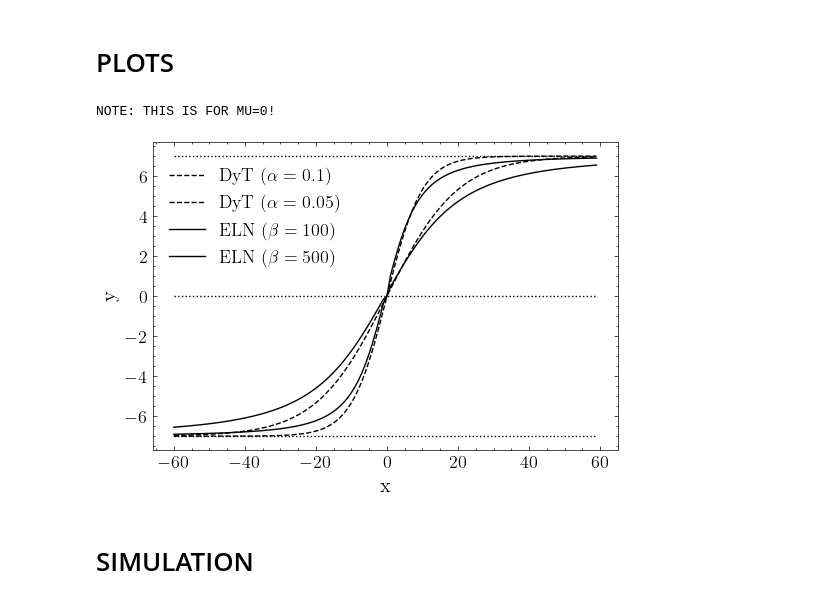
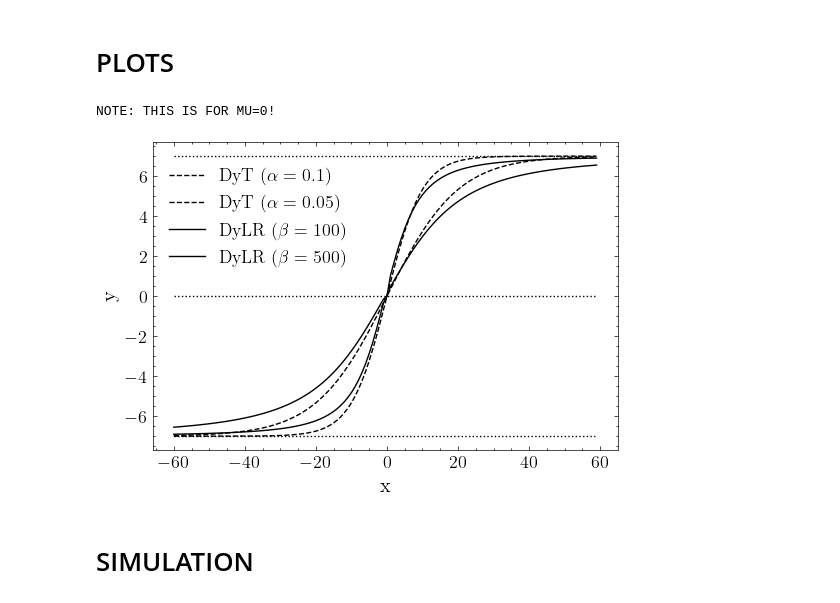
Before and after one commit to flxst/dynamic-activation-functions, a Jupyter notebook: experiments.ipynb, the cells around one changed output. Saved outputs shown, nothing was run; the diff lists cells and outputs as text; code cells hidden in the pictures.

Commit message:
improved plots

```diff
--- a/experiments.ipynb
+++ b/experiments.ipynb
@@ -57,7 +57,7 @@ def dyt(_x, Fshift: float, alpha: float):
     result = np.sqrt(Fshift) * np.tanh(argument)
     return result
 
-def eln(_x, Fshift: float, beta: float, mu=None):
+def dylr(_x, Fshift: float, beta: float, mu=None):
     mu_x = np.mean(_x) if mu is None else mu
     x_centralized = [elem - mu_x for elem in _x]
     nominator = np.array([elem**2 for elem in x_centralized])
@@ -69,9 +69,9 @@ def eln(_x, Fshift: float, beta: float, mu=None):
 # %%
 ALPHA = [0.1, 0.05]
 BETA = [100, 500]
-# COLOR_PLOTS = {'dyt': COLOR[-3], 'eln': COLOR[-2]}
-COLOR_PLOTS = {'dyt': 'k', 'eln': 'k'}
-LINESTYLE = {'dyt': '--', 'eln': '-'}
+COLOR_PLOTS = {'dyt': 'k', 'dylr': 'k'}
+LINESTYLE = {'dyt': '--', 'dylr': '-'}
+MARKERSTYLE = {'dyt': 'D', 'dylr': 's'}
 CHANNELS = 50
 
 XLIM = 60
@@ -91,46 +91,46 @@ for i, alpha in enumerate(ALPHA):
         color=COLOR_PLOTS['dyt'],
     )
 
-# eln
+# dylr
 for i, beta in enumerate(BETA):
     _ = ax[0].plot(
         x_values,
-        eln(x_values, Fshift=CHANNELS-1, beta=beta),
-        linestyle=LINESTYLE['eln'],
+        dylr(x_values, Fshift=CHANNELS-1, beta=beta),
+        linestyle=LINESTYLE['dylr'],
         marker='',
-        label=fr'ELN ($\beta = {beta}$)',
-        color=COLOR_PLOTS['eln'])
+        label=fr'DyLR ($\beta = {beta}$)',
+        color=COLOR_PLOTS['dylr'])
 
 # horizontal lines
 _ = ax[0].plot(
     x_values,
     [np.sqrt(CHANNELS-1)]*len(x_values),
     linestyle=':',
     color='k',
 )
 _ = ax[0].plot(
     x_values,
     [0]*len(x_values),
     linestyle=':',
     color='k',
 )
 _ = ax[0].plot(
     x_values,
     [-np.sqrt(CHANNELS-1)]*len(x_values),
     linestyle=':',
     color='k',
 )
 
 _ = ax[0].set_xlabel('x')
 _ = ax[0].set_ylabel('y')
 _ = ax[0].legend(loc='upper left', bbox_to_anchor=(0,0.97))
 
 print("NOTE: THIS IS FOR MU=0!")
 
 plt.savefig('figs/plots.png', bbox_inches='tight')
 # %% [output]
 NOTE: THIS IS FOR MU=0!
-[figure, old version]
+[figure, new version]
 # %% [markdown]
 # SIMULATION
 # %%
```
Also changed, not shown: parts of 20 cells of this notebook, 9 other files.
